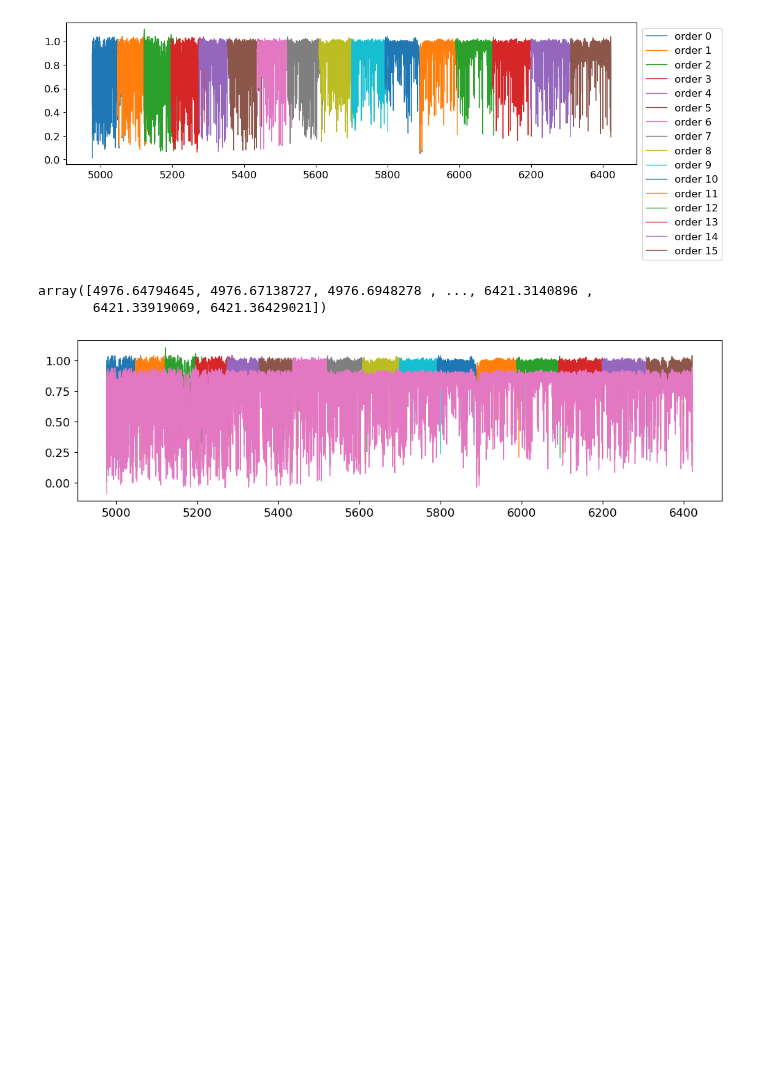
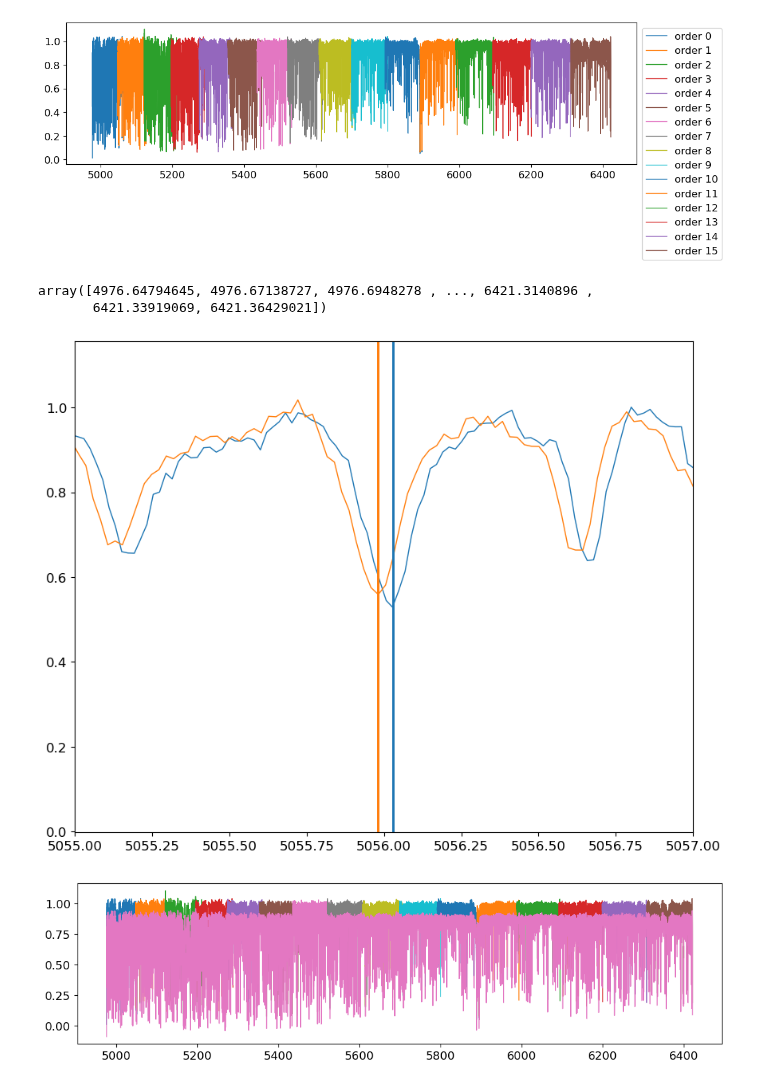
Before and after one commit to courtcraw/Notebooks, a Jupyter notebook: highmass_spectra_ispec.ipynb, the cells around one changed output. Drawn from its saved outputs; the diff is of its cells as text; code cells hidden in the pictures; blank space fills up the shorter version.

```diff
--- a/highmass_spectra_ispec.ipynb
+++ b/highmass_spectra_ispec.ipynb
@@ -155,39 +155,40 @@ for i in range(0,len(wav)):
             overlap_flux = overlap_flux_lower_resampled*lower_weight+overlap_flux_upper*upper_weight
 
             full_wav = np.concatenate((full_wav,order_wav))
             full_flux = np.concatenate((full_flux,order_flux))
             full_wav = np.concatenate((full_wav,overlap_wav))
             full_flux = np.concatenate((full_flux,overlap_flux))
 
         else:
             ## if there's no overlap with the upper order, then just chop off a bit of the end and append it normally
             full_wav = np.concatenate((full_wav,order_wav[:-10]))
             full_flux = np.concatenate((full_flux,order_flux[:-10]))
 
     else: # for the final order
         order_wav = wav[i][wav[i]>np.max(full_wav)]
         order_flux = flux_norm[i][wav[i]>np.max(full_wav)]
 
         # chop off a bit of the beginning and append (since there's no overlap)
         full_wav = np.concatenate((full_wav,order_wav[10:]))
         full_flux = np.concatenate((full_flux,order_flux[10:]))
 
 # #         plt.plot(order_wav,order_flux)
-#         plt.plot(overlap_wav_lower,overlap_flux_lower)
+    plt.plot(overlap_wav_lower,overlap_flux_lower)
 # #         plt.plot(overlap_wav_upper,overlap_flux_lower_resampled*lower_weight)
 # #         plt.plot(overlap_wav_upper,lower_weight)
 #         plt.plot(overlap_wav_upper,overlap_flux_upper*upper_weight)
-# #         plt.plot(overlap_wav_upper,upper_weight)
-#         plt.plot(overlap_wav_upper,overlap_flux_upper)
+#     plt.plot(overlap_wav_upper,upper_weight)
+    plt.plot(overlap_wav_upper,overlap_flux_upper)
 #         plt.plot(overlap_wav,overlap_flux)
-# #         plt.axvline(5056.03,color='tab:blue')
-# #         plt.axvline(5055.98,color='tab:orange')
-# #         plt.xlim(5050,5052)
+    plt.axvline(5056.03,color='tab:blue')
+    plt.axvline(5055.98,color='tab:orange')
+    plt.xlim(5055,5057)
 
 full_wav
 # %% [output]
 array([4976.64794645, 4976.67138727, 4976.6948278 , ..., 6421.3140896 ,
        6421.33919069, 6421.36429021])
+[figure, added]
 # %%
 plt.figure(figsize=(12,3))
 for i in range(0,len(wav)):
```
Also changed, not shown: parts of 3 cells of this notebook, 1 other file.
